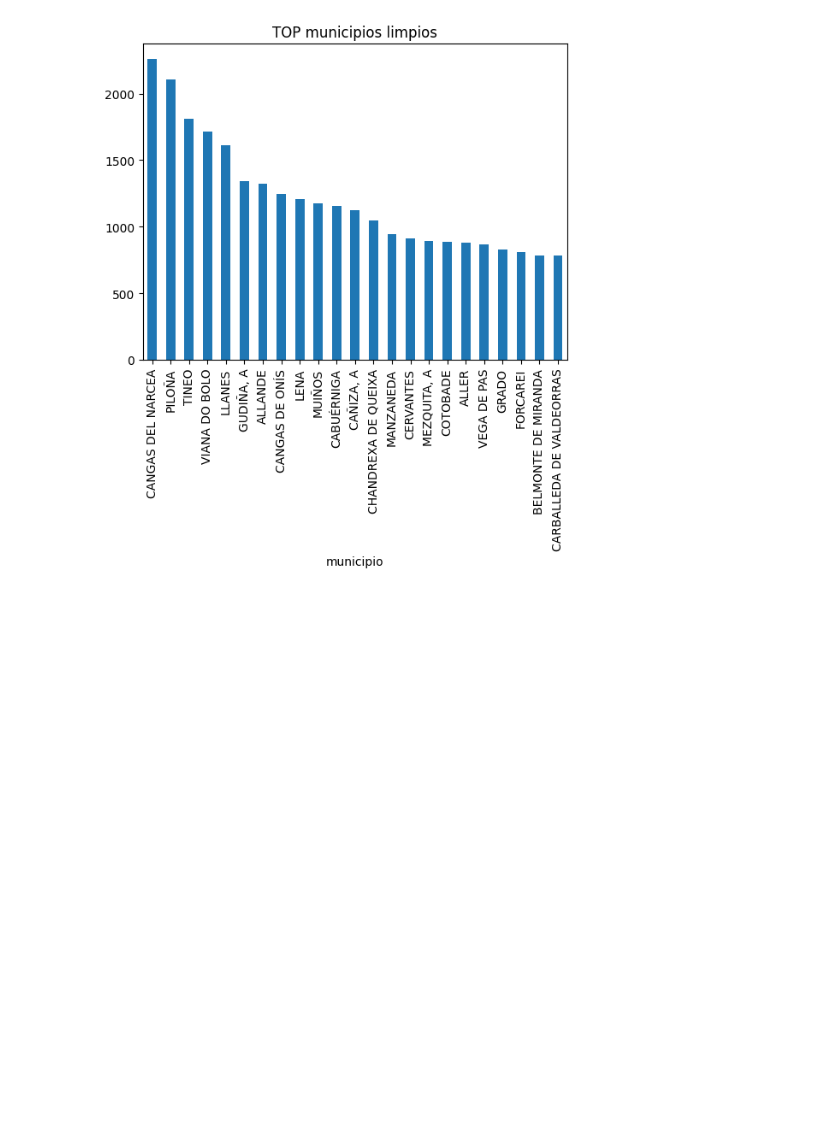
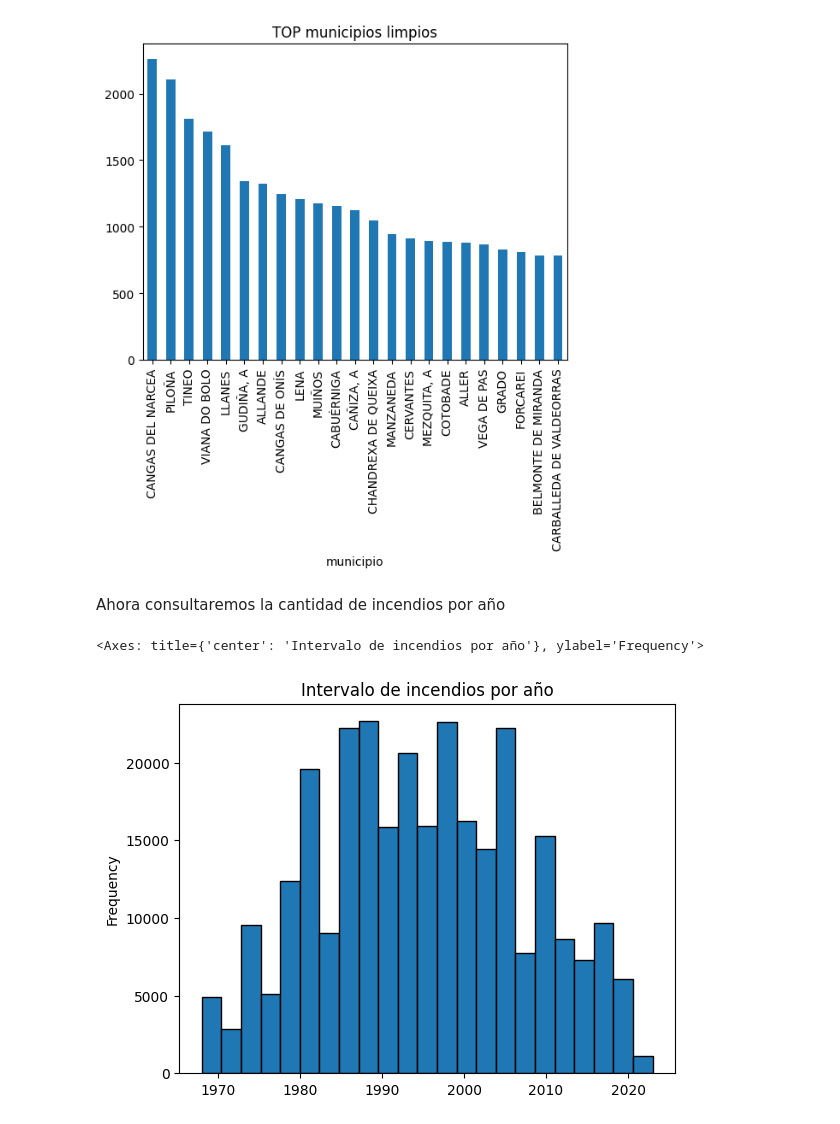
Before and after one commit to cesarvarela1998/Portafolio-personal, a Jupyter notebook: indencios/incendios.ipynb, the cells around one changed output. Drawn from its saved outputs; the diff is of its cells as text; code cells hidden in the pictures; blank space fills up the shorter version.

Commit message:
Se actualiza informativo de incendios

```diff
--- a/indencios/incendios.ipynb
+++ b/indencios/incendios.ipynb
@@ -94,0 +93,12 @@ La
+# %% [markdown]
+Ahora consultaremos la cantidad de incendios por año
+# %%
+df['fecha'] = pd.to_datetime(df['fecha'])
+df['anio'] = df['fecha'].dt.year
+# %%
+plt.title('Intervalo de incendios por año')
+plt.xlabel('Anio')
+df['anio'].plot.hist(edgecolor='black', bins = 23)
+# %% [output]
+<Axes: title={'center': 'Intervalo de incendios por año'}, ylabel='Frequency'>
+[figure, added]
```
Also changed, not shown: parts of 3 cells of this notebook.
